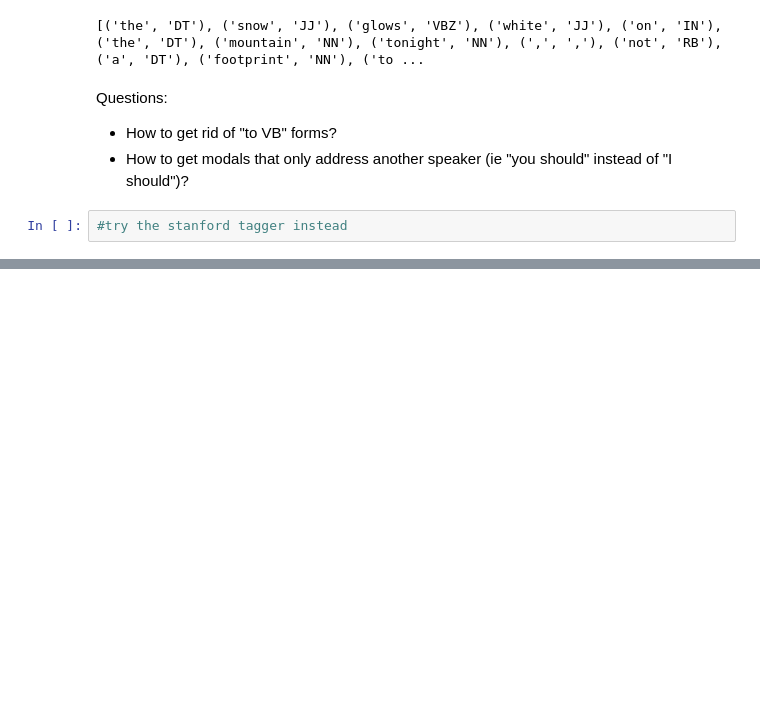
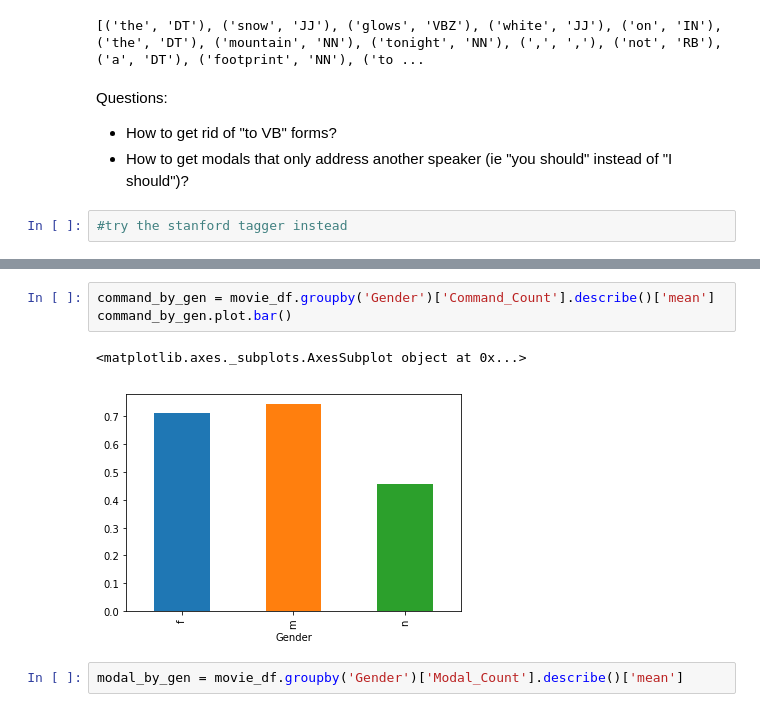
Before and after one commit to Data-Science-for-Linguists-2019/Animated-Movie-Gendered-Dialogue, a Jupyter notebook: code/POS_Analysis.ipynb, the cells around one changed output, grey strips where cells are left out. Cells and saved outputs as stored; diff of their text form; blank space fills up the shorter version.

```diff
--- a/code/POS_Analysis.ipynb
+++ b/code/POS_Analysis.ipynb
@@ -159,0 +204,8 @@ Questions:
+# %%
+command_by_gen = movie_df.groupby('Gender')['Command_Count'].describe()['mean']
+command_by_gen.plot.bar()
+# %% [output]
+<matplotlib.axes._subplots.AxesSubplot object at 0x...>
+[figure, added]
+# %%
+modal_by_gen = movie_df.groupby('Gender')['Modal_Count'].describe()['mean']
```
Also changed, not shown: parts of 27 cells of this notebook.
